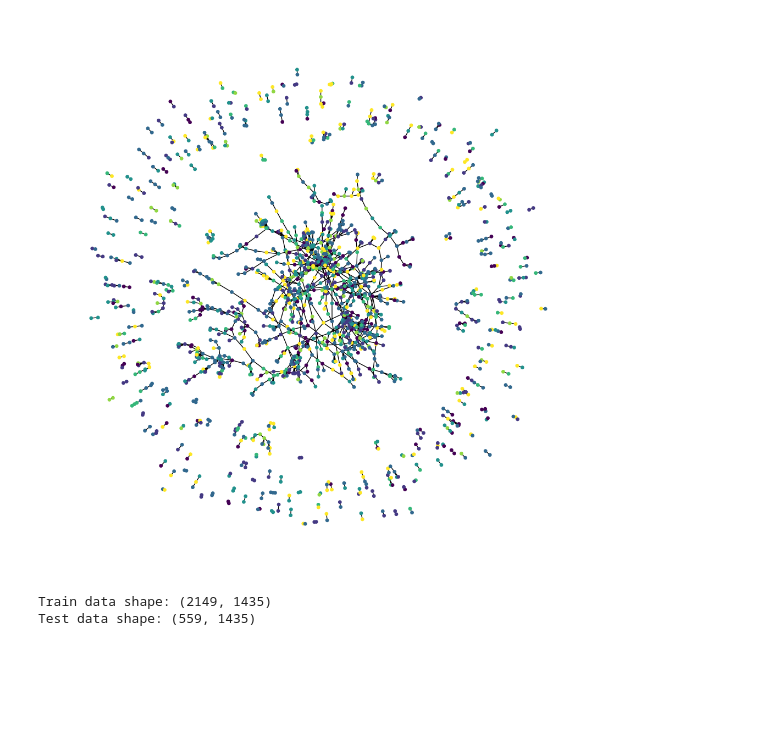
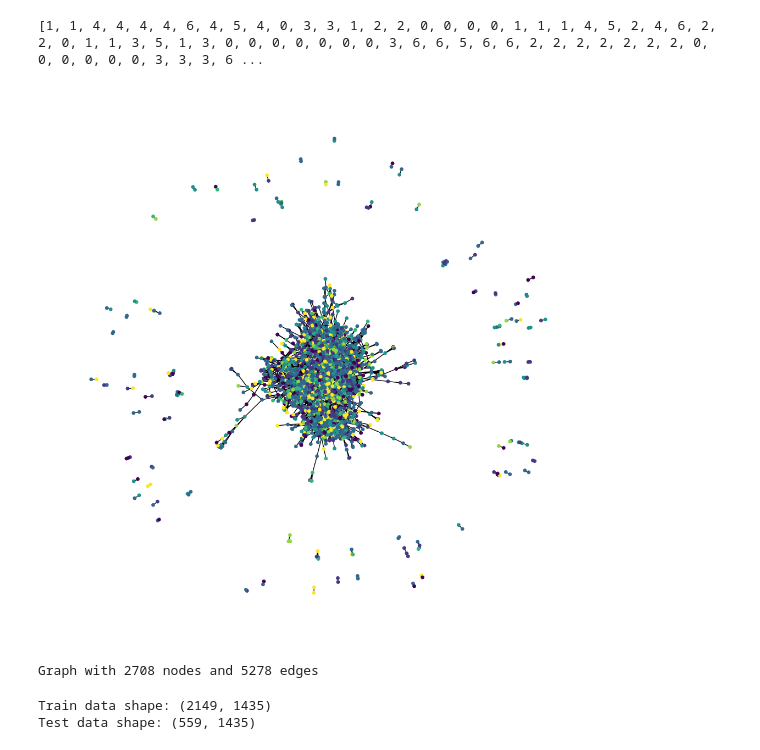
Before and after one commit to rreece15/Collaborative-Networks-In-Machine-Learning, a Jupyter notebook: model/cora_class.ipynb, the cells around one changed output. Cells and saved outputs as stored; diff of their text form; code cells hidden in the pictures; blank space fills up the shorter version.

```diff
--- a/model/cora_class.ipynb
+++ b/model/cora_class.ipynb
@@ -92,14 +92,22 @@ c_paper["paper_id"] = c_paper["paper_id"].apply(lambda name: paper_idx[name])
 c_cites["source"] = c_cites["source"].apply(lambda name: paper_idx[name])
 c_cites["target"] = c_cites["target"].apply(lambda name: paper_idx[name])
 c_paper["subject"] = c_paper["subject"].apply(lambda value: class_idx[value])
+# %%
+print(colors)
+# %% [output]
+[1, 1, 4, 4, 4, 4, 6, 4, 5, 4, 0, 3, 3, 1, 2, 2, 0, 0, 0, 0, 1, 1, 1, 4, 5, 2, 4, 6, 2, 2, 0, 1, 1, 3, 5, 1, 3, 0, 0, 0, 0, 0, 0, 0, 3, 6, 6, 5, 6, 6, 2, 2, 2, 2, 2, 2, 2, 0, 0, 0, 0, 0, 0, 3, 3, 3, 6 ...
 # %%
 plt.figure(figsize=(10, 10))
 colors = c_paper["subject"].tolist()
-cora_graph = nx.from_pandas_edgelist(c_cites.sample(n=1500))
+cora_graph = nx.from_pandas_edgelist(c_cites)#.sample(n=1500))
 subjects = list(c_paper[c_paper["paper_id"].isin(list(cora_graph.nodes))]["subject"])
 nx.draw_spring(cora_graph, node_size=15, node_color=subjects)
 # %% [output]
-[figure, old version]
+[figure, new version]
+# %%
+print(cora_graph)
+# %% [output]
+Graph with 2708 nodes and 5278 edges
 # %%
 train_data, test_data = [], []
 
```
Also changed, not shown: parts of 1 cell of this notebook, 4 other files.
